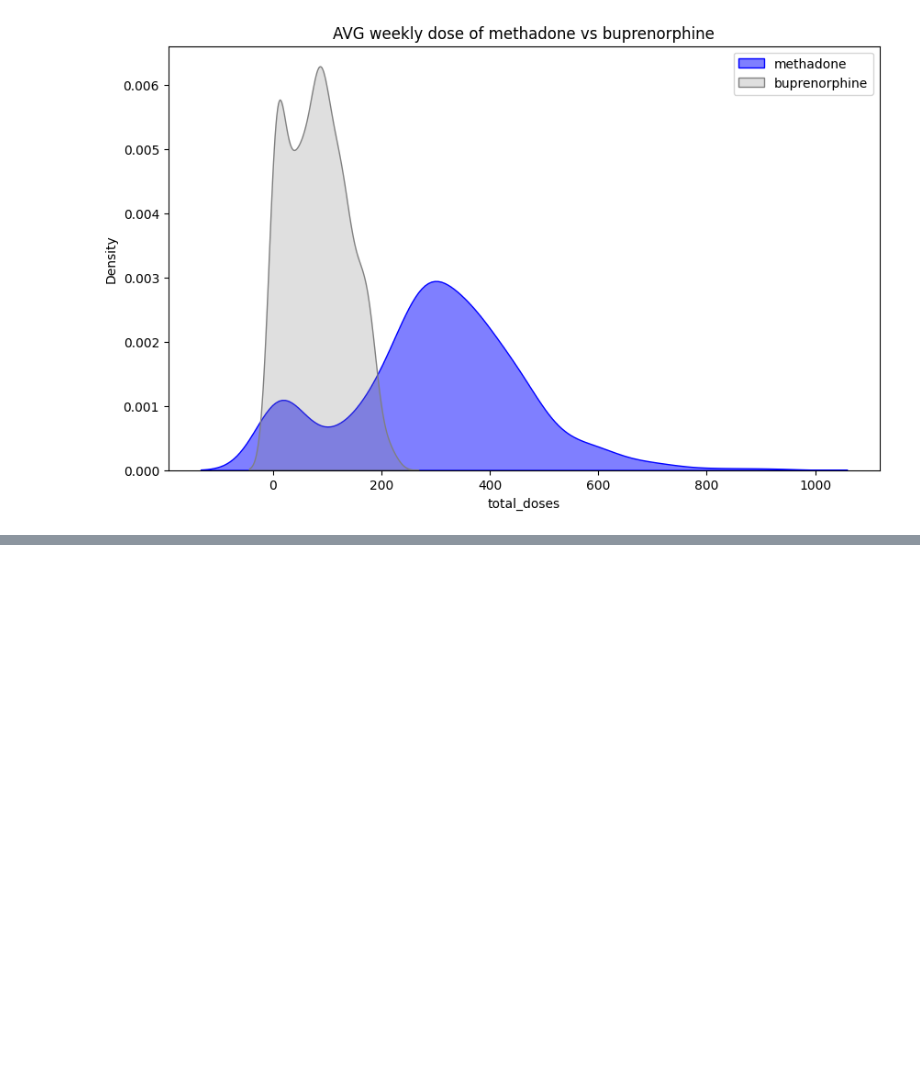
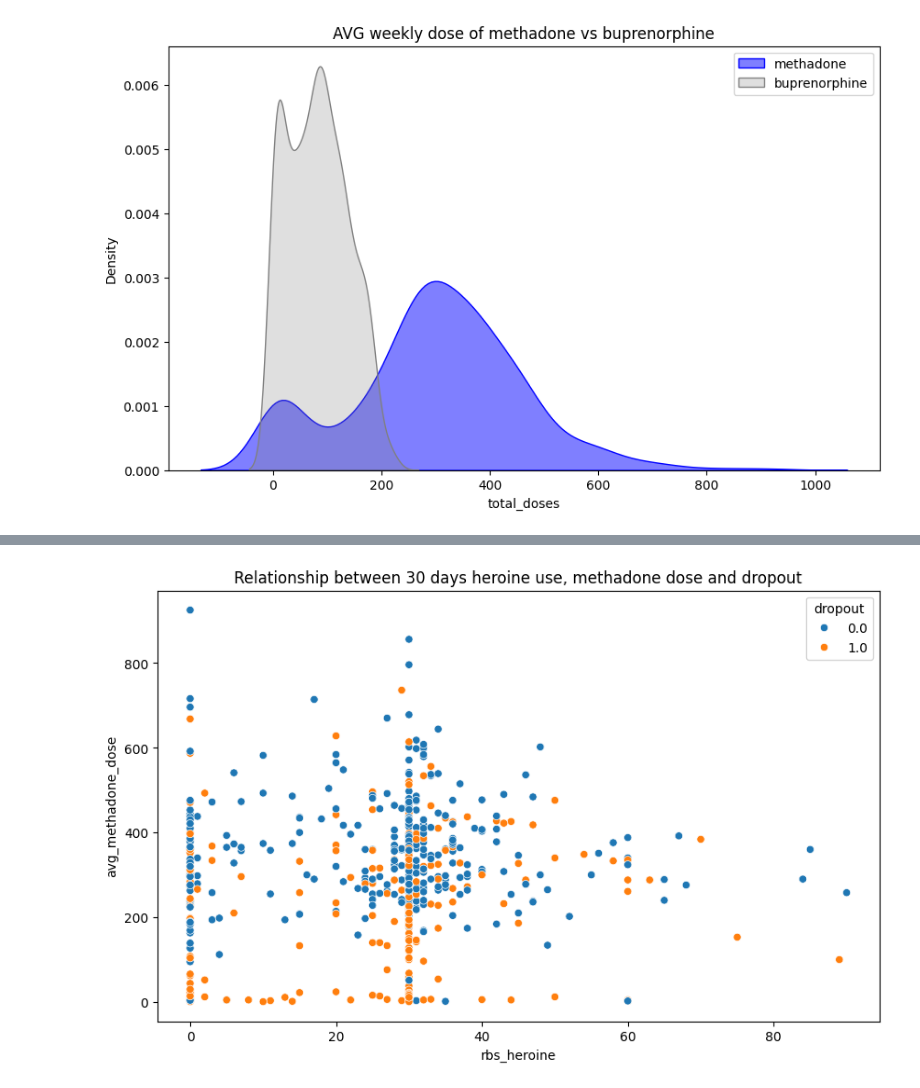
Before and after one commit to DanHerman212/precision_medicine, a Jupyter notebook: code/3_data_visualization.ipynb, the cells around one changed output, grey strips where cells are left out. Saved outputs shown, nothing was run; the diff lists cells and outputs as text; code cells hidden in the pictures; blank space fills up the shorter version.

```diff
--- a/code/3_data_visualization.ipynb
+++ b/code/3_data_visualization.ipynb
@@ -11,7 +11,7 @@ import warnings
 warnings.filterwarnings('ignore')
 
 # load the data
-data = pd.read_csv('../data/merged_data.csv')
+data = pd.read_csv('../data/benchmark_features.csv')
 
 data.shape
 # %% [output]
@@ -101,0 +46,9 @@ test_results
+# %%
+# put columns in alphabetical order
+data = data.reindex(sorted(data.columns), axis=1)
+
+# create methadone_doses and buprenorphine_doses columns
+data['avg_methadone_dose'] = data[[col for col in data.columns if 'methadone' in col]].mean(axis=1)
+data['avg_buprenorphine_dose'] = data[[col for col in data.columns if 'buprenorphine' in col]].mean(axis=1)
+
+data
@@ -101,0 +69,11 @@ test_results
+# %%
+# create methadone df
+methadone = data[[col for col in data.columns if 'methadone' in col]]
+
+methadone = methadone.loc[~(methadone==0).all(axis=1)]
+
+methadone = methadone.index
+
+methadone = data.loc[methadone].drop(columns=[col for col in data.columns if 'buprenorphine' in col])
+
+methadone
@@ -101,0 +94,8 @@ test_results
+# %%
+# examine relationship between rbs_heroine, methadone dose and and dropout
+plt.figure(figsize=(10, 6))
+sns.scatterplot(x='rbs_heroine', y='avg_methadone_dose', hue='dropout', data=methadone)
+plt.title('Relationship between 30 days heroine use, methadone dose and dropout')
+plt.show()
+# %% [output]
+[figure, added]
```
Also changed, not shown: parts of 15 cells of this notebook.
